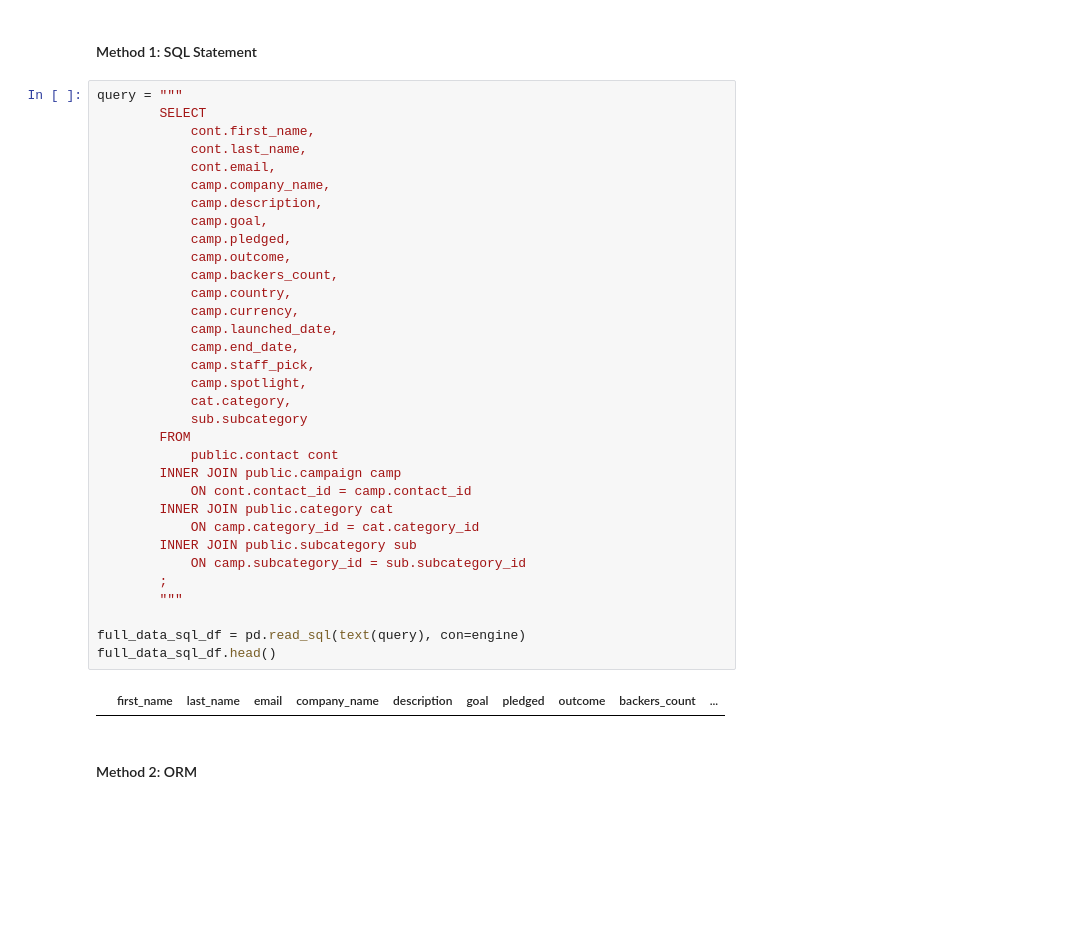
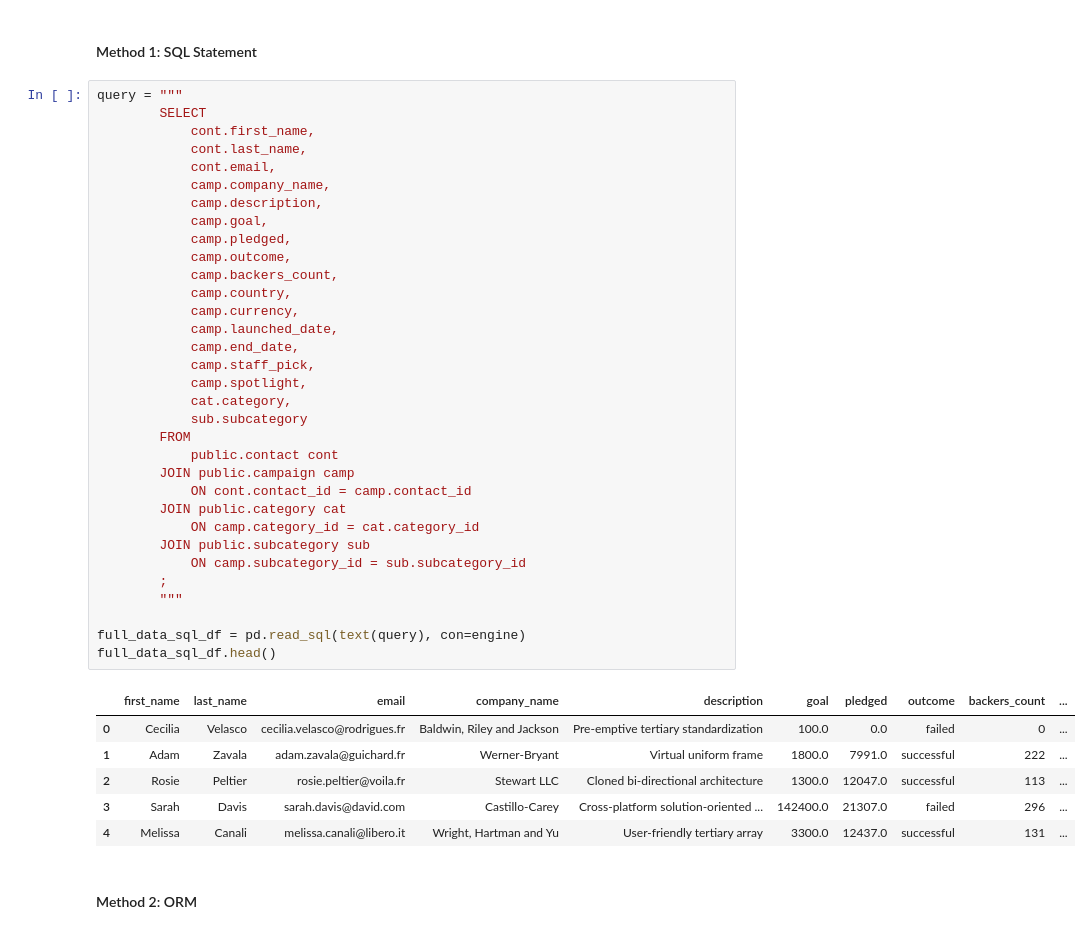
Before and after one commit to weisport4/Crowdfunding_ETL, a Jupyter notebook: Crowdfunding_Analysis.ipynb, the cells around one changed output. Saved outputs shown, nothing was run; the diff lists cells and outputs as text; blank space fills up the shorter version.

```diff
--- a/Crowdfunding_Analysis.ipynb
+++ b/Crowdfunding_Analysis.ipynb
@@ -99,36 +99,41 @@ query = """
 		SELECT
 			cont.first_name,
 			cont.last_name,
 			cont.email,
 			camp.company_name,
 			camp.description,
 			camp.goal,
 			camp.pledged,
 			camp.outcome,
 			camp.backers_count,
 			camp.country,
 			camp.currency,
 			camp.launched_date,
 			camp.end_date,
 			camp.staff_pick,
 			camp.spotlight,
 			cat.category,
 			sub.subcategory
 		FROM
 			public.contact cont
-		INNER JOIN public.campaign camp
+		JOIN public.campaign camp
 			ON cont.contact_id = camp.contact_id
-		INNER JOIN public.category cat
+		JOIN public.category cat
 			ON camp.category_id = cat.category_id
-		INNER JOIN public.subcategory sub
+		JOIN public.subcategory sub
 			ON camp.subcategory_id = sub.subcategory_id
 		;
 		"""
 
 full_data_sql_df = pd.read_sql(text(query), con=engine)
 full_data_sql_df.head()
 # %% [output]
 |  | first_name | last_name | email | company_name | description | goal | pledged | outcome | backers_count | ... |
+| 0 | Cecilia | Velasco | cecilia.velasco@rodrigues.fr | Baldwin, Riley and Jackson | Pre-emptive tertiary standardization | 100.0 | 0.0 | failed | 0 | ... |
+| 1 | Adam | Zavala | adam.zavala@guichard.fr | Werner-Bryant | Virtual uniform frame | 1800.0 | 7991.0 | successful | 222 | ... |
+| 2 | Rosie | Peltier | rosie.peltier@voila.fr | Stewart LLC | Cloned bi-directional architecture | 1300.0 | 12047.0 | successful | 113 | ... |
+| 3 | Sarah | Davis | sarah.davis@david.com | Castillo-Carey | Cross-platform solution-oriented ... | 142400.0 | 21307.0 | failed | 296 | ... |
+| 4 | Melissa | Canali | melissa.canali@libero.it | Wright, Hartman and Yu | User-friendly tertiary array | 3300.0 | 12437.0 | successful | 131 | ... |
 # %% [markdown]
 #### Method 2: ORM
 # %%
```
Also changed, not shown: parts of 17 cells of this notebook, 2 other files.
